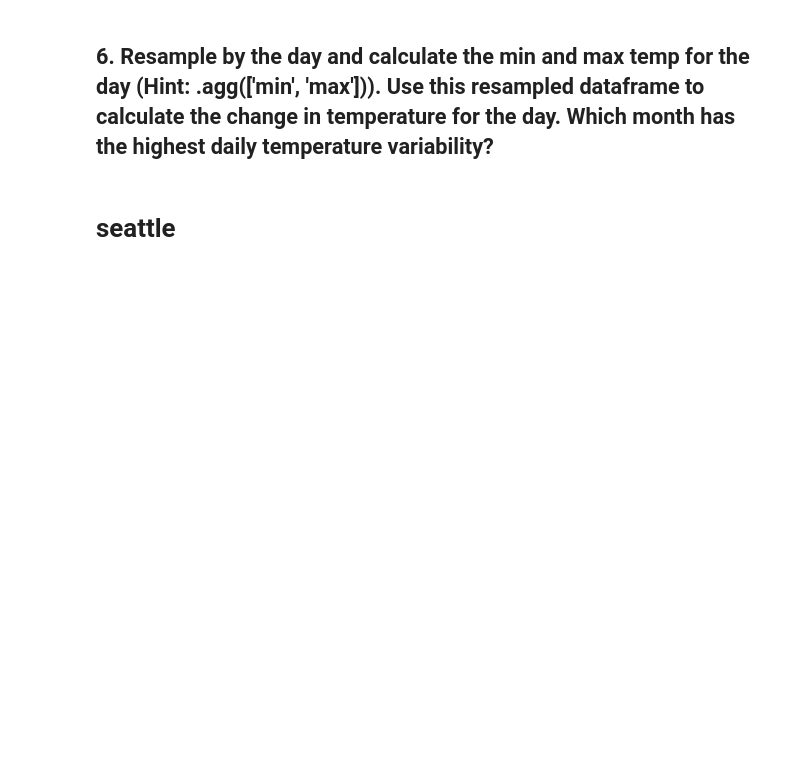
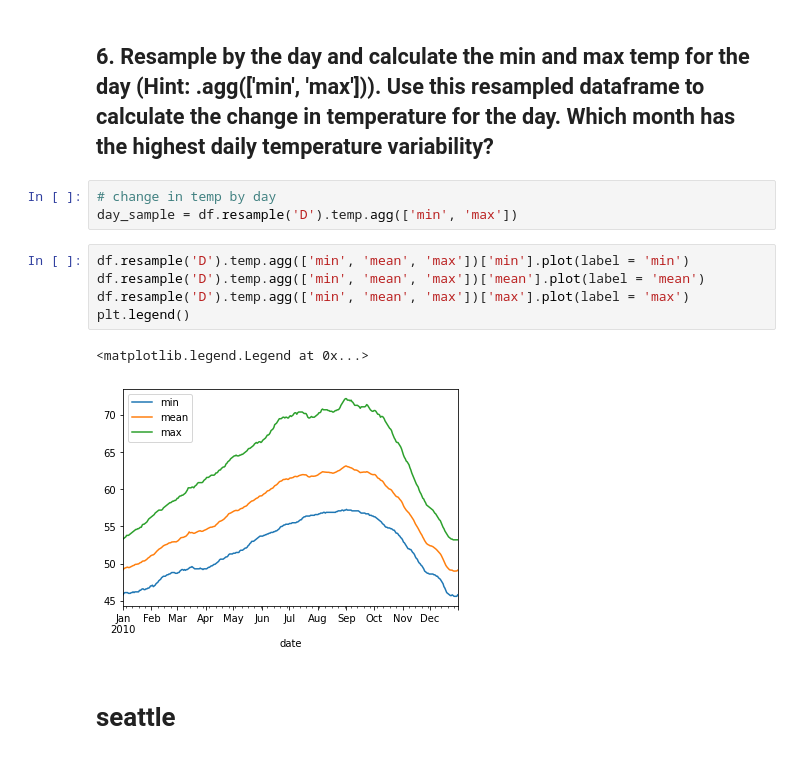
Before and after one commit to lincolnmuriithi11/timeseries-, a Jupyter notebook: working_with_time_series_data.ipynb, the cells around one changed output. Cells and saved outputs as stored; diff of their text form; blank space fills up the shorter version.

```diff
--- a/working_with_time_series_data.ipynb
+++ b/working_with_time_series_data.ipynb
@@ -126,5 +126,16 @@ month_name      September
 dtype: object
 # %% [markdown]
 ## 6. Resample by the day and calculate the min and max temp for the day (Hint: .agg(['min', 'max'])). Use this resampled dataframe to calculate the change in temperature for the day. Which month has the highest daily temperature variability?
+# %%
+# change in temp by day
+day_sample = df.resample('D').temp.agg(['min', 'max'])
+# %%
+df.resample('D').temp.agg(['min', 'mean', 'max'])['min'].plot(label = 'min')
+df.resample('D').temp.agg(['min', 'mean', 'max'])['mean'].plot(label = 'mean')
+df.resample('D').temp.agg(['min', 'mean', 'max'])['max'].plot(label = 'max')
+plt.legend()
+# %% [output]
+<matplotlib.legend.Legend at 0x...>
+[figure, added]
 # %% [markdown]
 # seattle
```
Also changed, not shown: parts of 29 cells of this notebook.
